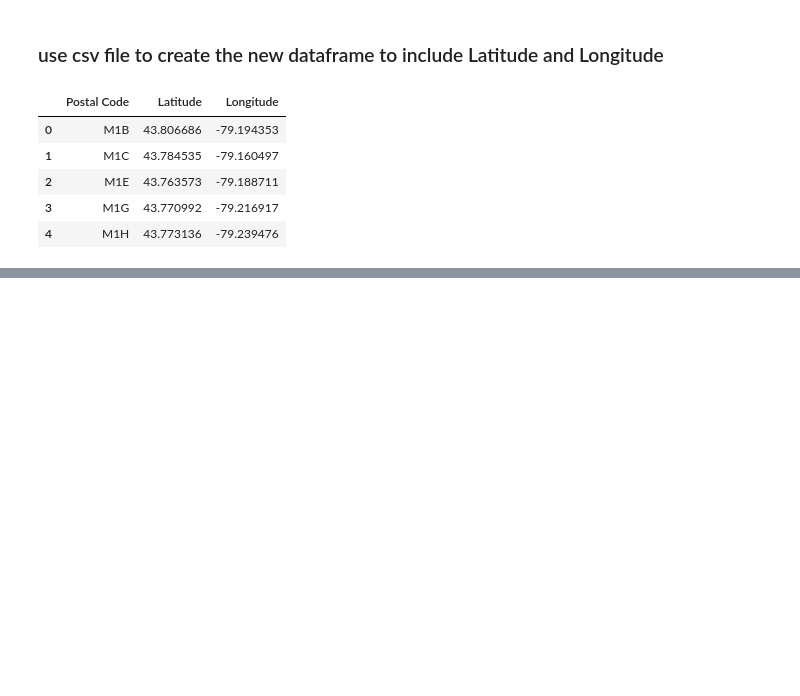
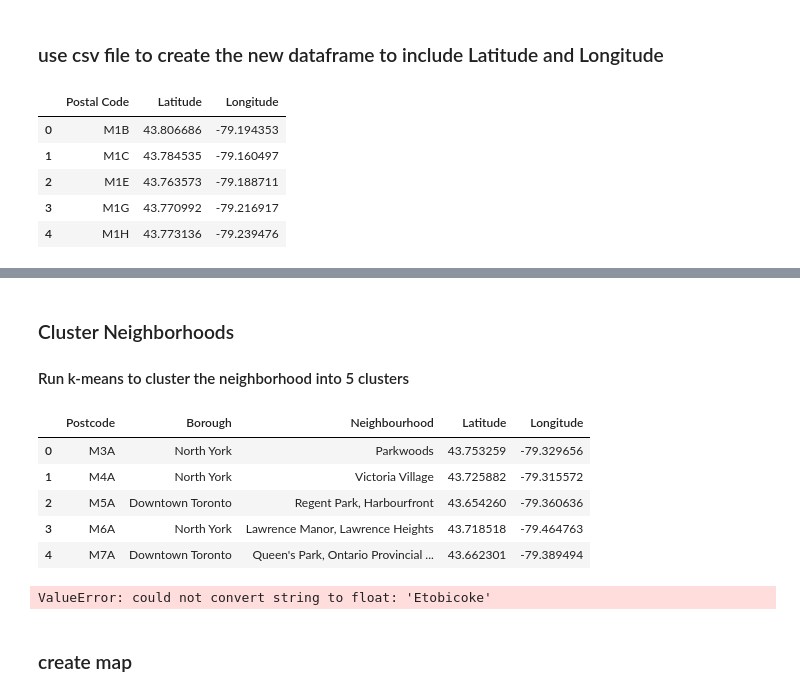
Before and after one commit to rochzhenzhen/Coursera_Capstone, a Jupyter notebook: Segmenting and Clustering Neighborhoods in Toronto.ipynb, the cells around one changed output, grey strips where cells are left out. Saved outputs shown, nothing was run; the diff lists cells and outputs as text; code cells hidden in the pictures; blank space fills up the shorter version.

```diff
--- a/Segmenting and Clustering Neighborhoods in Toronto.ipynb
+++ b/Segmenting and Clustering Neighborhoods in Toronto.ipynb
@@ -177,0 +214,27 @@ df_pcn_geo.head(5)
+# %% [markdown]
+### Cluster Neighborhoods
+#### Run k-means to cluster the neighborhood into 5 clusters
+# %%
+df_pcn_geo.head()
+# %% [output]
+|  | Postcode | Borough | Neighbourhood | Latitude | Longitude |
+| 0 | M3A | North York | Parkwoods | 43.753259 | -79.329656 |
+| 1 | M4A | North York | Victoria Village | 43.725882 | -79.315572 |
+| 2 | M5A | Downtown Toronto | Regent Park, Harbourfront | 43.654260 | -79.360636 |
+| 3 | M6A | North York | Lawrence Manor, Lawrence Heights | 43.718518 | -79.464763 |
+| 4 | M7A | Downtown Toronto | Queen's Park, Ontario Provincial ... | 43.662301 | -79.389494 |
+# %%
+# set number of clusters
+kclusters = 5
+
+df_pcn_geo_clustering = df_pcn_geo.drop('Neighbourhood', axis=1)
+
+# run k-means clustering
+kmeans = KMeans(n_clusters=kclusters, random_state=0).fit(df_pcn_geo_clustering)
+
+# check cluster labels generated for each row in the dataframe
+kmeans.labels_[0:10]
+# %% [output]
+ValueError: could not convert string to float: 'Etobicoke'
+# %% [markdown]
+### create map
```
Also changed, not shown: parts of 12 cells of this notebook.
